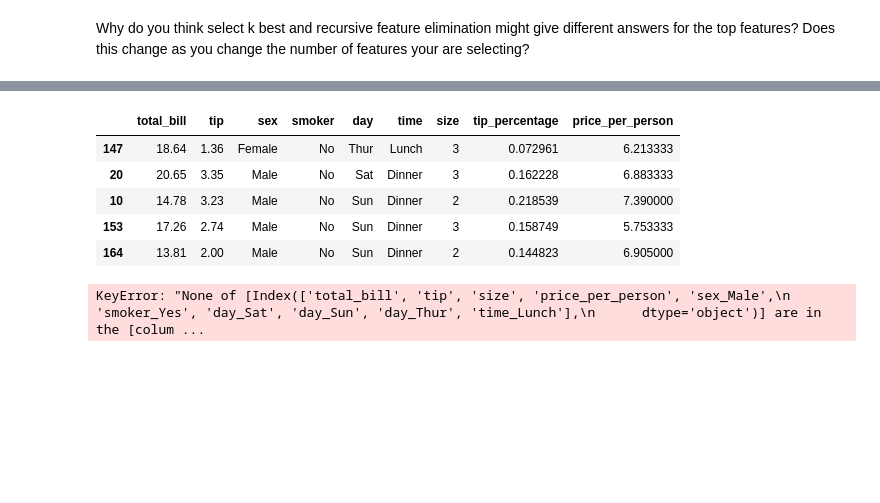
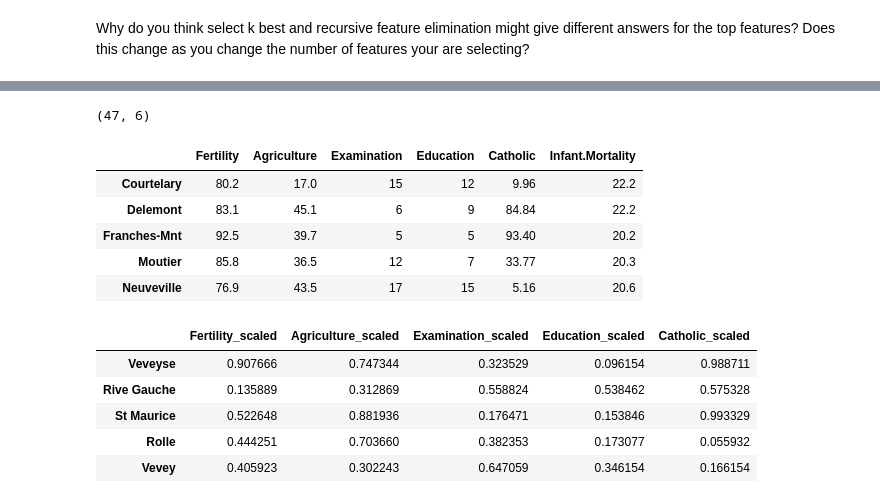
Before and after one commit to Promeos/regression-exercises, a Jupyter notebook: feature_engineering.ipynb, the cells around one changed output, grey strips where cells are left out. Saved outputs shown, nothing was run; the diff lists cells and outputs as text; code cells hidden in the pictures; blank space fills up the shorter version.

```diff
--- a/feature_engineering.ipynb
+++ b/feature_engineering.ipynb
@@ -463,9 +512,15 @@ X_train = add_encoded_columns(X_train)
+# %%
+df_swiss = data('swiss')
+# %%
+df_swiss.shape
+# %% [output]
+(47, 6)
 # %%
-train.head()
+df_swiss.head()
 # %% [output]
-|  | total_bill | tip | sex | smoker | day | time | size | tip_percentage | price_per_person |
-| 147 | 18.64 | 1.36 | Female | No | Thur | Lunch | 3 | 0.072961 | 6.213333 |
-| 20 | 20.65 | 3.35 | Male | No | Sat | Dinner | 3 | 0.162228 | 6.883333 |
-| 10 | 14.78 | 3.23 | Male | No | Sun | Dinner | 2 | 0.218539 | 7.390000 |
-| 153 | 17.26 | 2.74 | Male | No | Sun | Dinner | 3 | 0.158749 | 5.753333 |
-| 164 | 13.81 | 2.00 | Male | No | Sun | Dinner | 2 | 0.144823 | 6.905000 |
+|  | Fertility | Agriculture | Examination | Education | Catholic | Infant.Mortality |
+| Courtelary | 80.2 | 17.0 | 15 | 12 | 9.96 | 22.2 |
+| Delemont | 83.1 | 45.1 | 6 | 9 | 84.84 | 22.2 |
+| Franches-Mnt | 92.5 | 39.7 | 5 | 5 | 93.40 | 20.2 |
+| Moutier | 85.8 | 36.5 | 12 | 7 | 33.77 | 20.3 |
+| Neuveville | 76.9 | 43.5 | 17 | 15 | 5.16 | 20.6 |
@@ -498,4 +526,0 @@ def add_scaled_columns(train, validate, test, scaler=MinMaxScaler(), columns_to_
-# %%
-train, test, validate = add_scaled_columns(X_train, X_validate, X_test)
-# %% [output]
-KeyError: "None of [Index(['total_bill', 'tip', 'size', 'price_per_person', 'sex_Male',\n       'smoker_Yes', 'day_Sat', 'day_Sun', 'day_Thur', 'time_Lunch'],\n      dtype='object')] are in the [colum ...
@@ -502,2 +531,9 @@ KeyError: "None of [Index(['total_bill', 'tip', 'size', 'price_per_person', 'sex
 # %%
-train.head?
+X_train.head()
+# %% [output]
+|  | Fertility_scaled | Agriculture_scaled | Examination_scaled | Education_scaled | Catholic_scaled |
+| Veveyse | 0.907666 | 0.747344 | 0.323529 | 0.096154 | 0.988711 |
+| Rive Gauche | 0.135889 | 0.312869 | 0.558824 | 0.538462 | 0.575328 |
+| St Maurice | 0.522648 | 0.881936 | 0.176471 | 0.153846 | 0.993329 |
+| Rolle | 0.444251 | 0.703660 | 0.382353 | 0.173077 | 0.055932 |
+| Vevey | 0.405923 | 0.302243 | 0.647059 | 0.346154 | 0.166154 |
```
Also changed, not shown: parts of 29 cells of this notebook, 2 other files.
